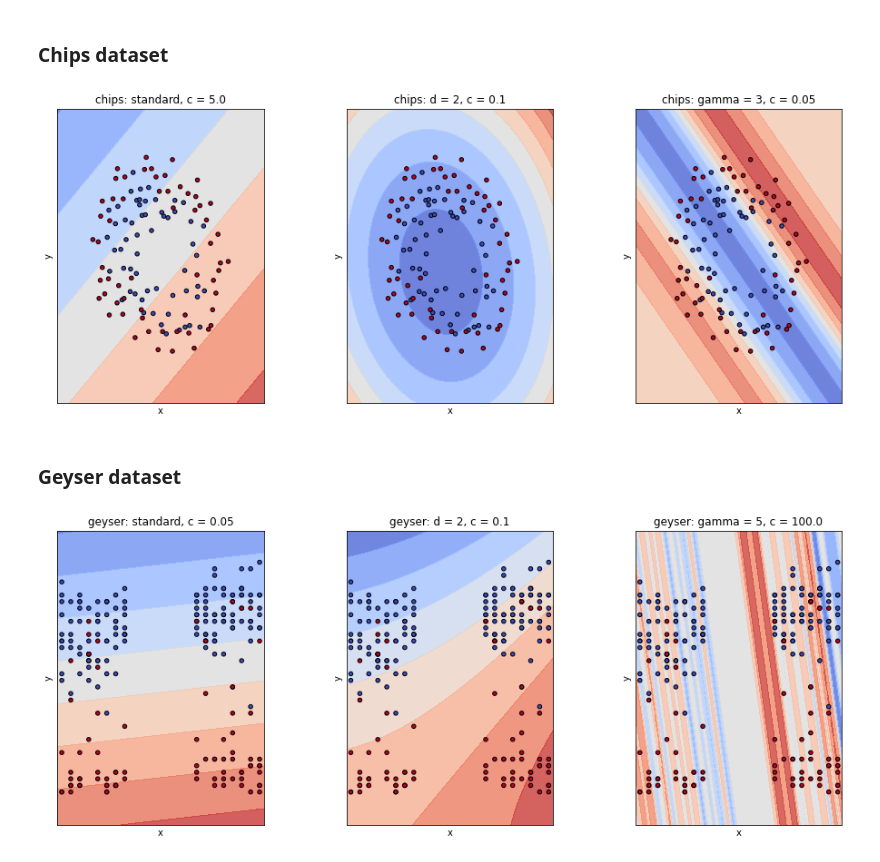
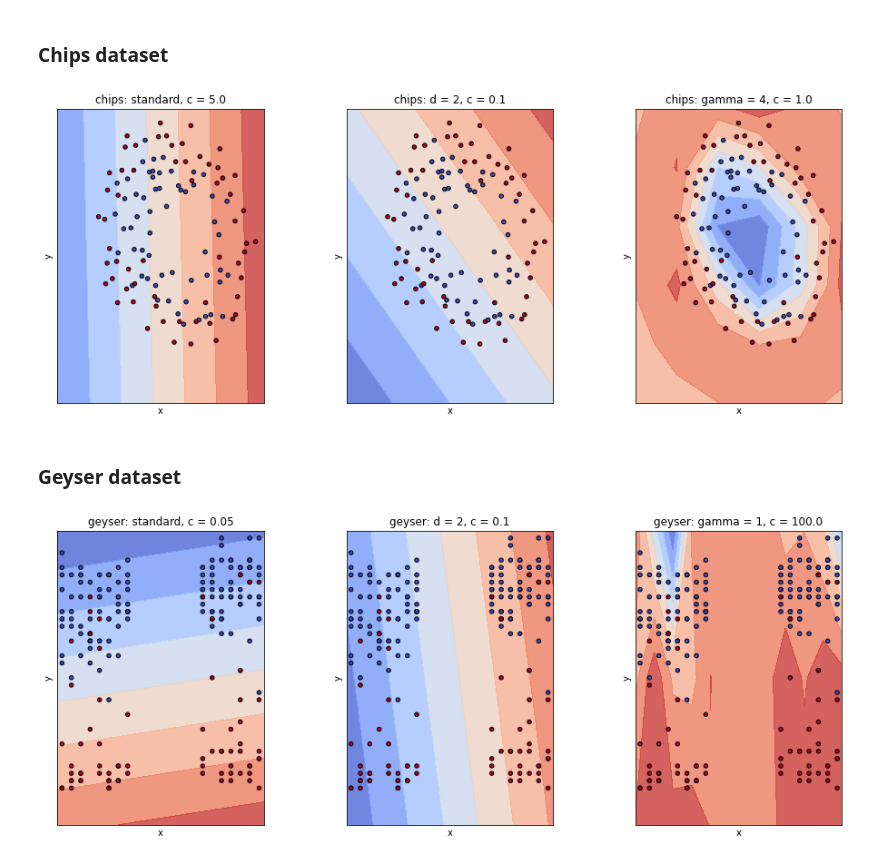
Before and after one commit to nothingelsematters/university, a Jupyter notebook: machine-learning/support-vector-machine/support-vector-machine.ipynb, the cells around one changed output. Drawn from its saved outputs; the diff is of its cells as text; code cells hidden in the pictures.

```diff
--- a/machine-learning/support-vector-machine/support-vector-machine.ipynb
+++ b/machine-learning/support-vector-machine/support-vector-machine.ipynb
@@ -56,13 +56,13 @@ def linear_kernel(objects: np.array):
 def polynomial_kernel(c: float, d: int):
     def polynomial_kernel_function(objects: np.array):
         object_amount = objects.shape[0]
-        return np.array([[(np.inner(objects[i], objects[j]) + c) ** d for j in range(object_amount)] for i in range(object_amount)])
+        return np.array([[(sum(objects[i] + objects[j]) + c) ** d for j in range(object_amount)] for i in range(object_amount)])
     return polynomial_kernel_function
 
 def gaussian_kernel(gamma: float):
     def gaussian_kernel_function(objects: np.array):
         object_amount = objects.shape[0]
-        return np.array([[math.exp(-gamma * sum(objects[i] - objects[j]) ** 2) for j in range(object_amount)] for i in range(object_amount)])
+        return np.array([[math.exp(-gamma * math.sqrt(sum([k ** 2 for k in (objects[i] - objects[j])])) ** 2) for j in range(object_amount)] for i in range(object_amount)])
     return gaussian_kernel_function
 
 kernels = {
@@ -188,8 +188,8 @@ def add_graphic(x, y, name, kernel, c, index, pg, nrows=3, ncols=3, h=.1):
         tmp = []
         for i, j in zip(ii, jj):
             result = b
-            for k in range(len(results)):
-                result += results[k] * alphas[k] * kernel[1](np.array([np.array([i, j]), x[k]]))[0][1]
+            for k in range(len(y)):
+                result += y[k] * alphas[k] * kernel[1](np.array([np.array([i, j]), x[k]]))[0][1]
                 pbar.update(1)
             tmp.append(result)
         Z.append(tmp)
@@ -213,24 +213,24 @@ def show_plots(top=4.5):
 # %%
 from functools import reduce
 from operator import mul
 from tqdm.notebook import tqdm
 
 (dataset_name, (objects, results)) = datasets[0]
 
 X0, X1 = objects[:, 0], objects[:, 1]
-h = 0.05
+h = 0.5
 total = 3 * len(results) * reduce(mul, np.meshgrid(np.arange(X0.min() - 0.5, X0.max() + 0.5, h), np.arange(X1.min() - 0.5, X1.max() + 0.5, h))[0].shape)
 pbar = tqdm(total=total)
 
 add_graphic(objects, results, dataset_name, kernels["linear"][0], 5.0, 0, pbar, h=h)
-add_graphic(objects, results, dataset_name, kernels["polynomial"][0], 0.1, 1, pbar, h=h)
-add_graphic(objects, results, dataset_name, kernels["gaussian"][2], 0.05, 2, pbar, h=h)
+add_graphic(objects, results, dataset_name, kernels["polynomial"][0], 0.1, 1, pbar, h=h, ncols=3, nrows=3)
+add_graphic(objects, results, dataset_name, kernels["gaussian"][3], 1.0, 2, pbar, h=h, ncols=3, nrows=3)
 
 pbar.close()
 
 show_plots()
 # %% [output]
-[figure, old version]
+[figure, new version]
 # %% [markdown]
 ### Geyser dataset
 # %%
@@ -241,16 +241,16 @@ from tqdm.notebook import tqdm
 (dataset_name, (objects, results)) = datasets[1]
 
 X0, X1 = objects[:, 0], objects[:, 1]
-h = .08
+h = 2.0
 total = 3 * len(results) * reduce(mul, np.meshgrid(np.arange(X0.min() - 0.5, X0.max() + 0.5, h), np.arange(X1.min() - 0.5, X1.max() + 0.5, h))[0].shape)
 pbar = tqdm(total=total)
 
 add_graphic(objects, results, dataset_name, kernels["linear"][0], 0.05, 0, pbar, h=h)
 add_graphic(objects, results, dataset_name, kernels["polynomial"][0], 0.1, 1, pbar, h=h)
-add_graphic(objects, results, dataset_name, kernels["gaussian"][4], 100.0, 2, pbar, h=h)
+add_graphic(objects, results, dataset_name, kernels["gaussian"][0], 100.0, 2, pbar, h=h)
 
 pbar.close()
 
 show_plots()
 # %% [output]
-[figure, old version]
+[figure, new version]
```
